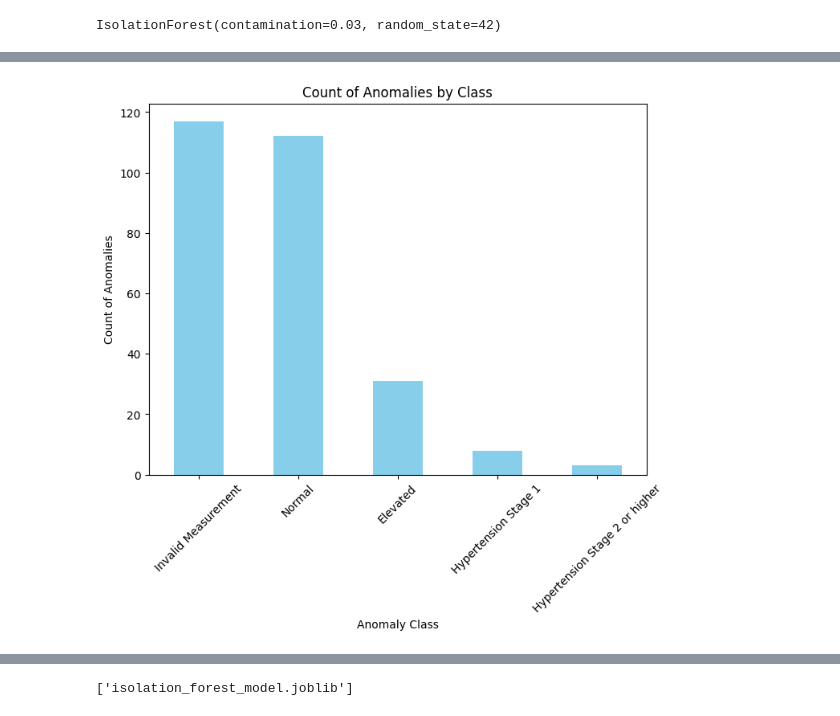
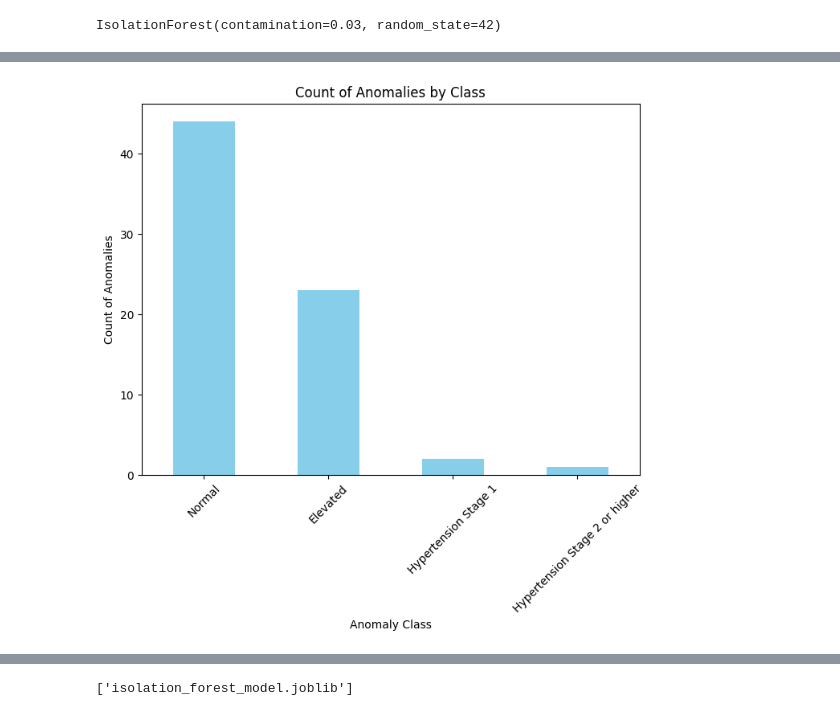
Before and after one commit to rahmajerbi/Quadramind, a Jupyter notebook: Kafka/IsolationForestAnomalyTrain.ipynb, the cells around one changed output, grey strips where cells are left out. Drawn from its saved outputs; the diff is of its cells as text; code cells hidden in the pictures.

```diff
--- a/Kafka/IsolationForestAnomalyTrain.ipynb
+++ b/Kafka/IsolationForestAnomalyTrain.ipynb
@@ -126,2 +169,13 @@ KeyError: 'DateTime'
 # %% [markdown]
 ## ANOMALY DETECTION
+# %%
+from sklearn.model_selection import train_test_split
+
+# Assuming 'data' is your DataFrame containing columns 'SBP' and 'DBP'
+
+# Split the data into train and test sets
+X = data
+# Assuming you have a target variable named 'target_column'
+y = data['label']
+
+X_train, X_test, y_train, y_test = train_test_split(X, y, test_size=0.2, random_state=42)
@@ -147,7 +217,7 @@ model = IsolationForest(random_state=42)
 grid_search = GridSearchCV(estimator=model, param_grid=param_grid, cv=5, scoring='accuracy')
 
 # Fit the GridSearch to find the best hyperparameters
-grid_search.fit(data[['SBP', 'DBP']])
+grid_search.fit(X_train[['SBP', 'DBP']])
 
 # Get the best hyperparameters
 best_params = grid_search.best_params_
@@ -161,7 +231,7 @@ Best Hyperparameters: {'contamination': 0.03, 'max_samples': 'auto', 'n_estimato
 best_model = IsolationForest(**best_params, random_state=42)
 
 # Fit the final model to your data
-best_model.fit(data[['SBP', 'DBP']])
+best_model.fit(X_train[['SBP', 'DBP']])
 # %% [output]
 IsolationForest(contamination=0.03, random_state=42)
 # %%
@@ -234,6 +269,6 @@ data
 # %%
-best_model.fit(data[['SBP', 'DBP']])
-data['score'] = best_model.decision_function(data[['SBP', 'DBP']])
-data['anomaly_value'] = best_model.predict(data[['SBP', 'DBP']])
-data.head()
+best_model.fit(X_train[['SBP', 'DBP']])
+X_test['score'] = best_model.decision_function(X_test[['SBP', 'DBP']])
+X_test['anomaly_value'] = best_model.predict(X_test[['SBP', 'DBP']])
+X_test.head()
 # %% [output]
@@ -300,19 +337,19 @@ plt.legend()
 # %%
 import matplotlib.pyplot as plt
 
 # Assuming 'class' column contains the classes of anomalies
 # 'anomaly_value' column indicates whether it's an anomaly or not (1 for anomaly, 0 for normal)
 
 # Filter anomalies from the data
-anomalies = data[data['anomaly_value'] == -1]
+anomalies = X_test[X_test['anomaly_value'] == -1]
 
 # Plot histogram of anomaly classes
 plt.figure(figsize=(8, 6))
 anomalies['class'].value_counts().plot(kind='bar', color='skyblue')
 plt.xlabel('Anomaly Class')
 plt.ylabel('Count of Anomalies')
 plt.title('Count of Anomalies by Class')
 plt.xticks(rotation=45)
 plt.show()
 # %% [output]
-[figure, old version]
+[figure, new version]
```
Also changed, not shown: parts of 19 cells of this notebook, 19 other files.
